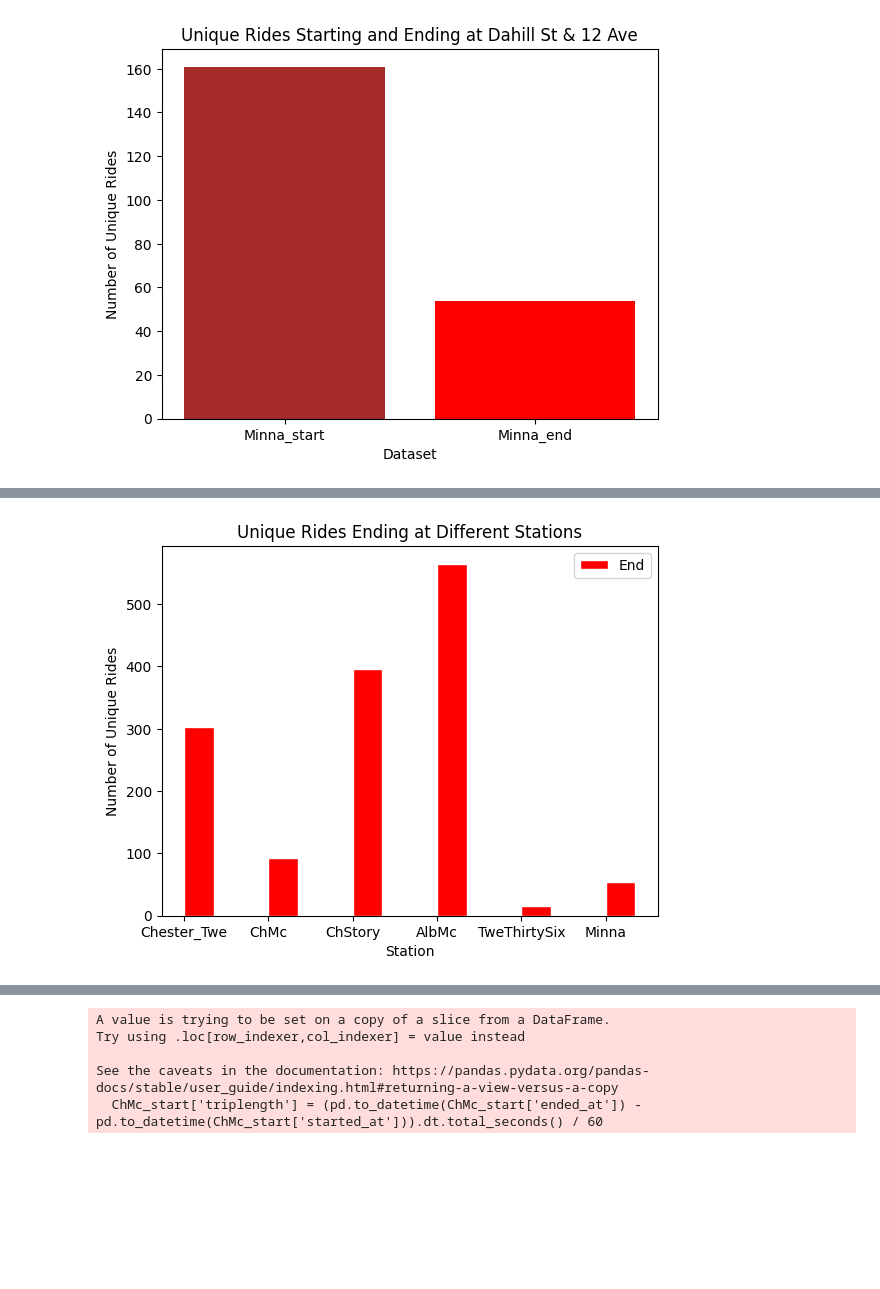
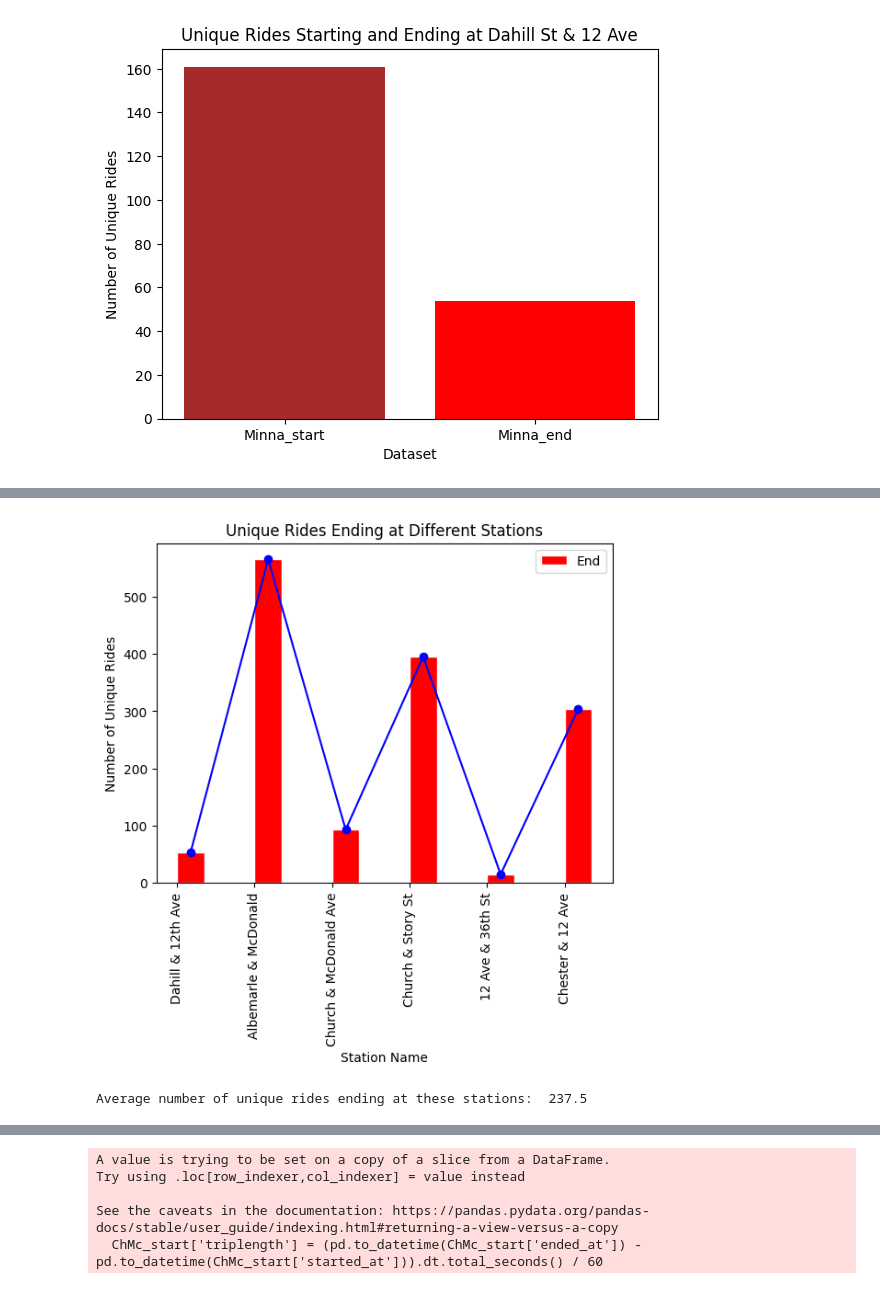
Before and after one commit to 7tiesdan/IntroToPythonLCC, a Jupyter notebook: CitibikeDataMult.ipynb, the cells around one changed output, grey strips where cells are left out. Saved outputs shown, nothing was run; the diff lists cells and outputs as text; code cells hidden in the pictures; blank space fills up the shorter version.

```diff
--- a/CitibikeDataMult.ipynb
+++ b/CitibikeDataMult.ipynb
@@ -528,0 +627,17 @@ plt.show()
+# %%
+# prompt: show value of average number of unique rides for the above bar graph
+
+# Count unique ride IDs for each dataset
+start_counts = [
+    Minna_start['ride_id'].nunique(),
+    AlbMc_start['ride_id'].nunique(),
+    ChMc_start['ride_id'].nunique(),
+    ChStory_start['ride_id'].nunique(),
+    TweThirtySix_start['ride_id'].nunique(),
+    Chester_Twe_start['ride_id'].nunique()
+]
+
+# Calculate the average number of unique rides
+average_starts = sum(start_counts) / len(start_counts)
+
+print("Average number of unique rides starting at these stations: ", average_starts)
@@ -575,45 +691,68 @@ plt.show()
 # %%
-# prompt: Plot singular bar graph for number of unique values for 'ride_id' pairing the following data sets: Chester_Twe_start and Chester_Twe_end, ChMc_start and ChMc_end, ChStory_start and ChStory_end, AlbMc_start and Alb_end, TweThirtySix_start and Twe_ThirtySix_end, Minna_start and Minna_end
+# prompt: Generate the above bar chart with a line connecting the tops of the six bars
 
 # Count unique ride IDs for each dataset
 
 end_counts = [
-    Chester_Twe_end['ride_id'].nunique(),
+    Minna_end['ride_id'].nunique(),
+    AlbMc_end['ride_id'].nunique(),
     ChMc_end['ride_id'].nunique(),
     ChStory_end['ride_id'].nunique(),
-    AlbMc_end['ride_id'].nunique(),
     TweThirtySix_end['ride_id'].nunique(),
-    Minna_end['ride_id'].nunique()
+    Chester_Twe_end['ride_id'].nunique()
 ]
 
 # Labels for the bars
 labels = [
-    'Chester_Twe',
-    'ChMc',
-    'ChStory',
-    'AlbMc',
-    'TweThirtySix',
-    'Minna'
+'Dahill & 12th Ave',
+'Albemarle & McDonald',
+'Church & McDonald Ave',
+'Church & Story St',
+'12 Ave & 36th St',
+'Chester & 12 Ave'
 ]
 
 # Set width of bars
 bar_width = 0.35
 
 # Set position of bars on X axis
 r1 = range(len(start_counts))
 r2 = [x + bar_width for x in r1]
 
 # Plot the bar graph
 plt.bar(r2, end_counts, color='red', width=bar_width, edgecolor='white', label='End')
 
+# Add a line connecting the tops of the bars
+plt.plot(r2, end_counts, color='blue', marker='o')
+
 # Add labels, title, and legend
-plt.xlabel('Station')
+plt.xlabel('Station Name')
 plt.ylabel('Number of Unique Rides')
+plt.xticks([r + bar_width/2 for r in range(len(start_counts))], labels, rotation='vertical')
 plt.title('Unique Rides Ending at Different Stations')
-plt.xticks([r + bar_width/2 for r in range(len(start_counts))], labels)
 plt.legend()
 
 # Display the graph
 plt.show()
 # %% [output]
-[figure, old version]
+[figure, new version]
+# %%
+# prompt: show value of average number of unique rides for the above bar graph
+
+# Count unique ride IDs for each dataset
+
+end_counts = [
+    Chester_Twe_end['ride_id'].nunique(),
+    ChMc_end['ride_id'].nunique(),
+    ChStory_end['ride_id'].nunique(),
+    AlbMc_end['ride_id'].nunique(),
+    TweThirtySix_end['ride_id'].nunique(),
+    Minna_end['ride_id'].nunique()
+]
+
+# Calculate the average number of unique rides
+average_ends = sum(end_counts) / len(end_counts)
+
+print("Average number of unique rides ending at these stations: ", average_ends)
+# %% [output]
+Average number of unique rides ending at these stations:  237.5
```
Also changed, not shown: parts of 35 cells of this notebook.
